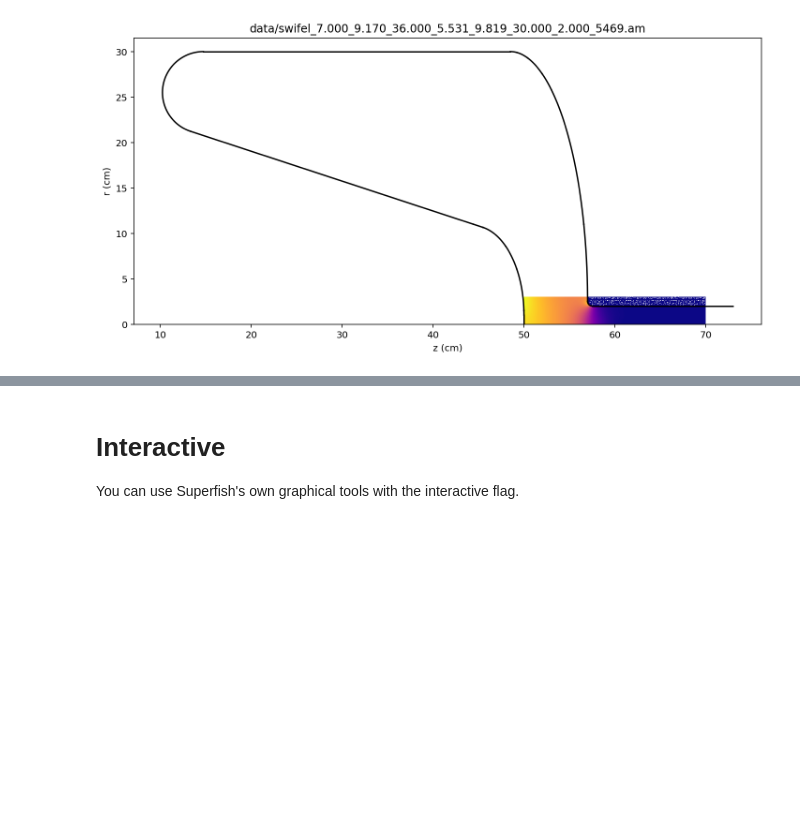
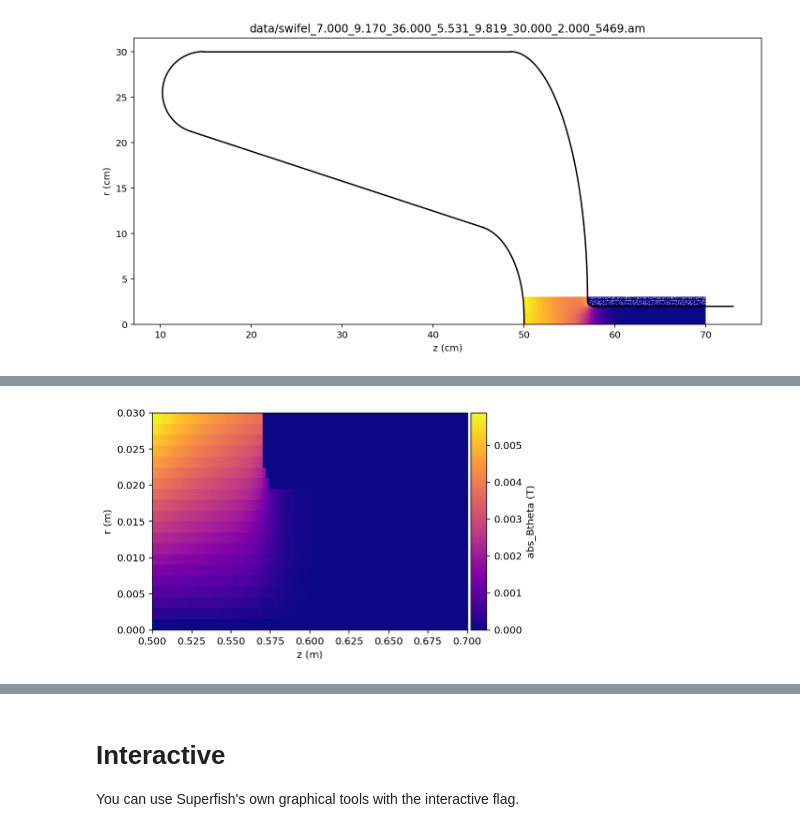
Before and after one commit to ChristopherMayes/PySuperfish, a Jupyter notebook: examples/superfish_basic_example.ipynb, the cells around one changed output, grey strips where cells are left out. Saved outputs shown, nothing was run; the diff lists cells and outputs as text; code cells hidden in the pictures; blank space fills up the shorter version.

```diff
--- a/examples/superfish_basic_example.ipynb
+++ b/examples/superfish_basic_example.ipynb
@@ -170,0 +181,5 @@ plot.plot_wall(SF.output['sfo']['wall_segments'], ax=ax)
+# %%
+# Btheta is complex (pure imaginary in this case). Access via:
+FM.plot('abs_Btheta')
+# %% [output]
+[figure, added]
```
Also changed, not shown: parts of 8 cells of this notebook, 7 other files.
